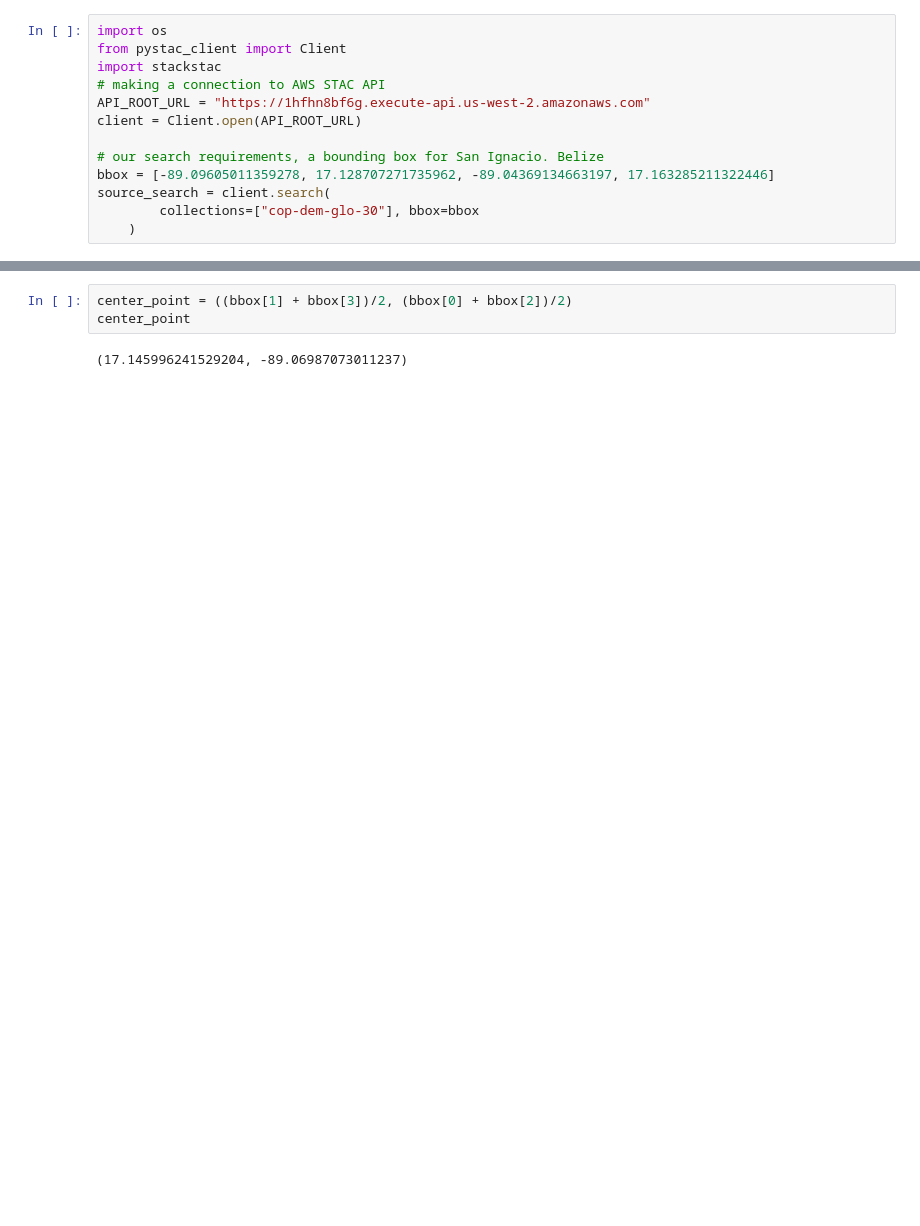
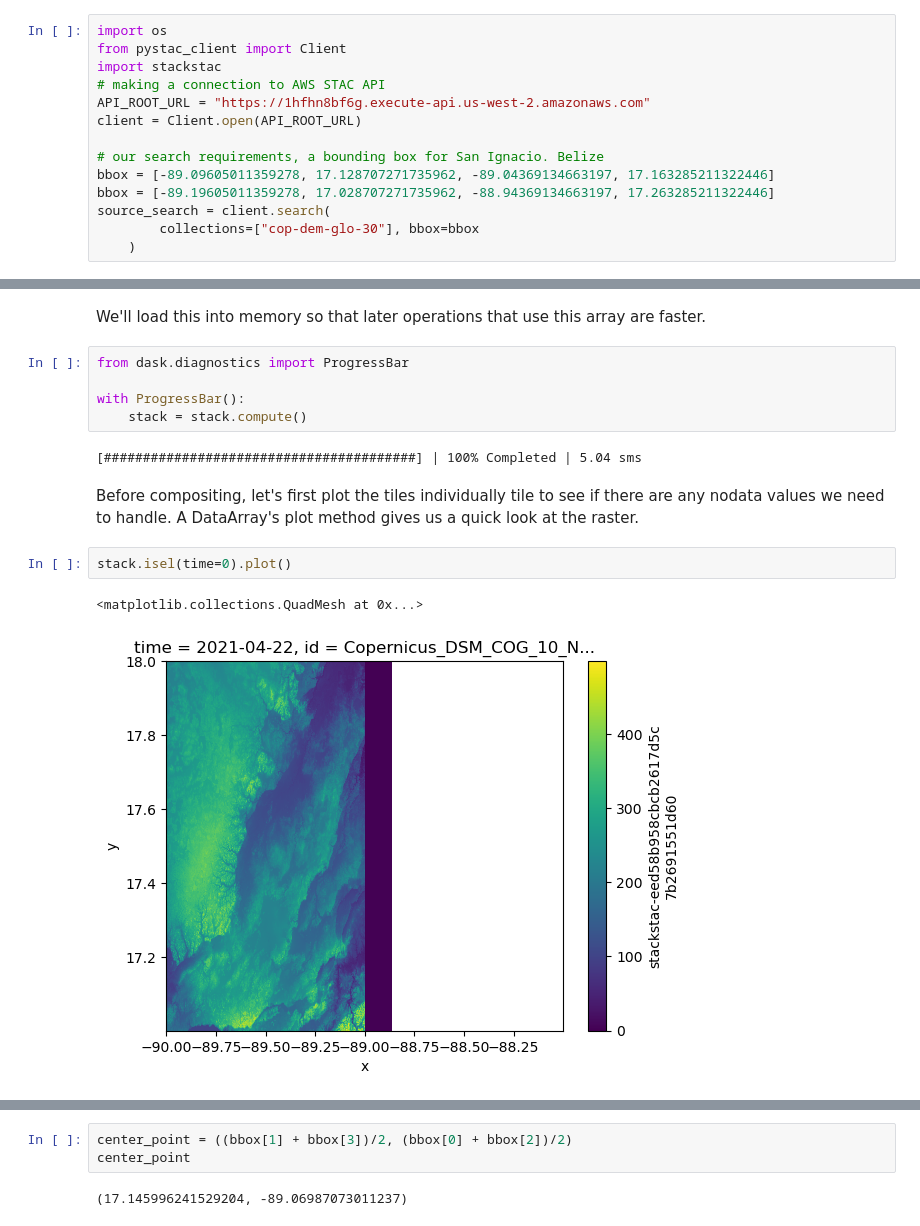
Before and after one commit to developmentseed/amazon-asdi, a Jupyter notebook: examples/cop-dem-glo-30/cop-dem-glo-30-stac-access.ipynb, the cells around one changed output, grey strips where cells are left out. Cells and saved outputs as stored; diff of their text form; blank space fills up the shorter version.

```diff
--- a/examples/cop-dem-glo-30/cop-dem-glo-30-stac-access.ipynb
+++ b/examples/cop-dem-glo-30/cop-dem-glo-30-stac-access.ipynb
@@ -12,6 +42,7 @@ client = Client.open(API_ROOT_URL)
 
 # our search requirements, a bounding box for San Ignacio. Belize
 bbox = [-89.09605011359278, 17.128707271735962, -89.04369134663197, 17.163285211322446]
+bbox = [-89.19605011359278, 17.028707271735962, -88.94369134663197, 17.263285211322446]
 source_search = client.search(
         collections=["cop-dem-glo-30"], bbox=bbox
     )
@@ -34,0 +92,16 @@ stack.plot()
+# %% [markdown]
+We'll load this into memory so that later operations that use this array are faster.
+# %%
+from dask.diagnostics import ProgressBar
+
+with ProgressBar():
+    stack = stack.compute()
+# %% [output]
+[########################################] | 100% Completed | 5.04 sms
+# %% [markdown]
+Before compositing, let's first plot the tiles individually tile to see if there are any nodata values we need to handle. A DataArray's plot method gives us a quick look at the raster.
+# %%
+stack.isel(time=0).plot()
+# %% [output]
+<matplotlib.collections.QuadMesh at 0x...>
+[figure, added]
```
Also changed, not shown: parts of 21 cells of this notebook.
